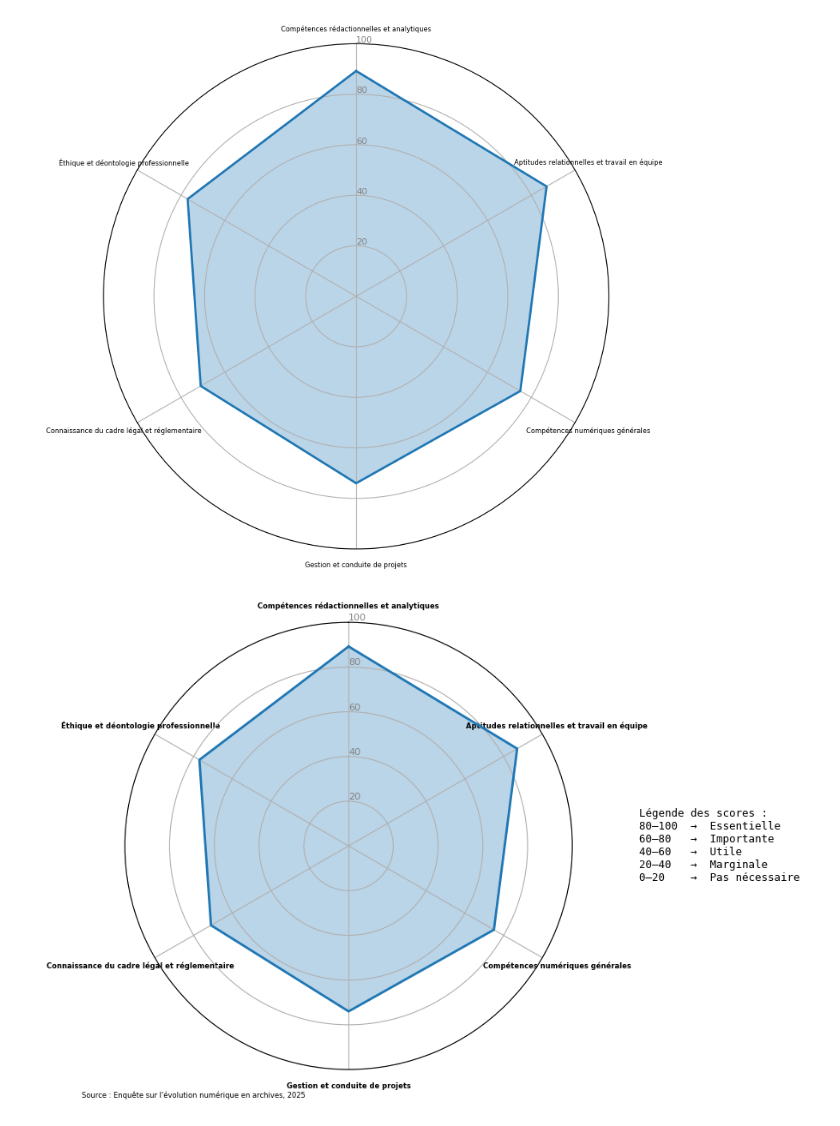
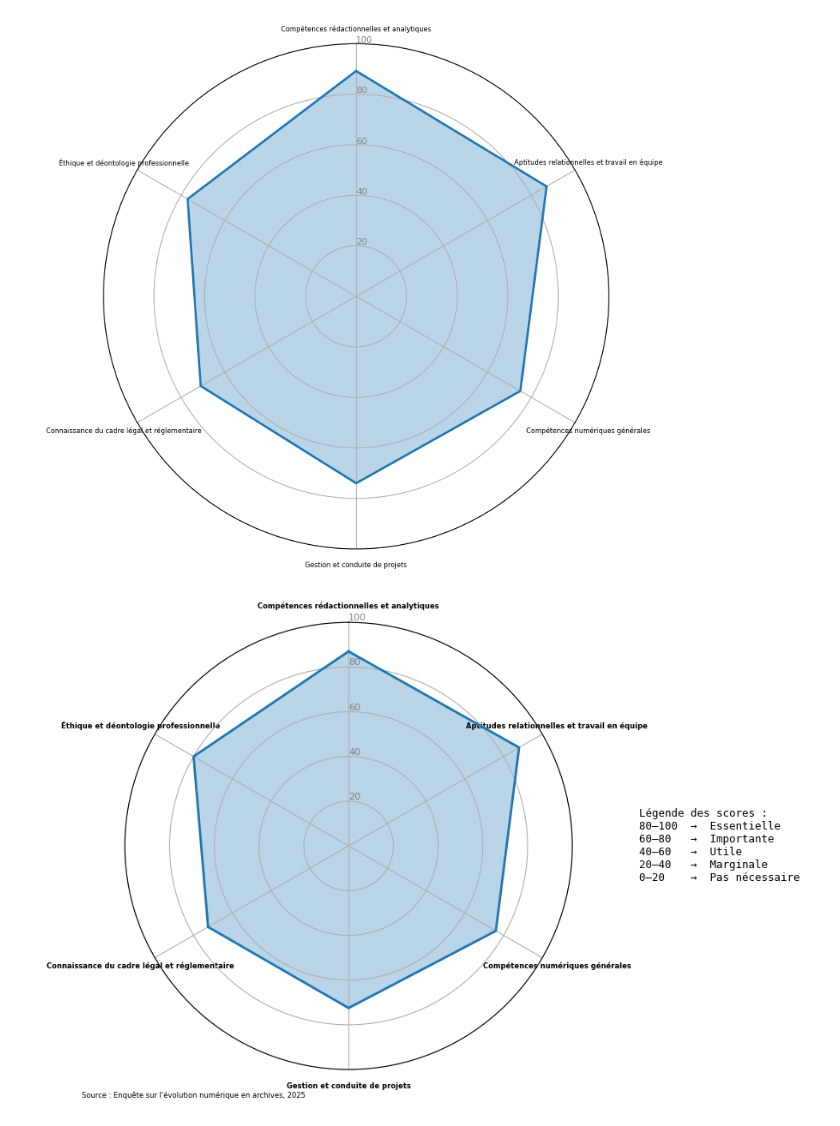
Before and after one commit to Raphix93/Memoire_Master, a Jupyter notebook: Data/data_curation/Visualisation_radar_archiviste.ipynb, the cells around one changed output. Drawn from its saved outputs; the diff is of its cells as text; code cells hidden in the pictures.

```diff
--- a/Data/data_curation/Visualisation_radar_archiviste.ipynb
+++ b/Data/data_curation/Visualisation_radar_archiviste.ipynb
@@ -100,7 +104,7 @@ labels = [
     "Éthique et déontologie professionnelle"
 ]
 
-values = [89.2, 87, 75, 74, 71, 77]
+values = [87, 88, 76, 72.5, 72.5, 80]
 values += values[:1]  # pour fermer le graphique
 
 # Calcul des angles pour chaque branche
@@ -119,31 +123,31 @@ ax.plot(angles, values, linewidth=2, linestyle='solid')
 ax.fill(angles, values, alpha=0.3)
 
 # Affichage des labels
 ax.set_xticks(angles[:-1])
 ax.set_xticklabels(labels, fontsize=6, fontweight='bold')
 
 # Échelle en pourcentage
 ax.set_rlabel_position(0)
 ax.set_yticks([20, 40, 60, 80, 100])
 ax.set_yticklabels(["20", "40", "60", "80", "100"], color="grey", size=8)
 ax.set_ylim(0, 100)
 
 # Légende à droite du graphique
 legend_text = (
     "Légende des scores :\n"
     "80–100  →  Essentielle\n"
     "60–80   →  Importante\n"
     "40–60   →  Utile\n"
     "20–40   →  Marginale\n"
     "0–20    →  Pas nécessaire"
 )
 # Position dans l’espace de la figure (transAxes = 0–1)
 plt.text(1.15, 0.5, legend_text, transform=ax.transAxes,
          fontsize=9, va='center', family='monospace')
 
 plt.figtext(0.01, 0.01, "Source : Enquête sur l'évolution numérique en archives, 2025", ha="left", fontsize=6)
 
 plt.tight_layout()
 plt.show()
 # %% [output]
-[figure, old version]
+[figure, new version]
```
Also changed, not shown: parts of 2 cells of this notebook, 40 other files.
